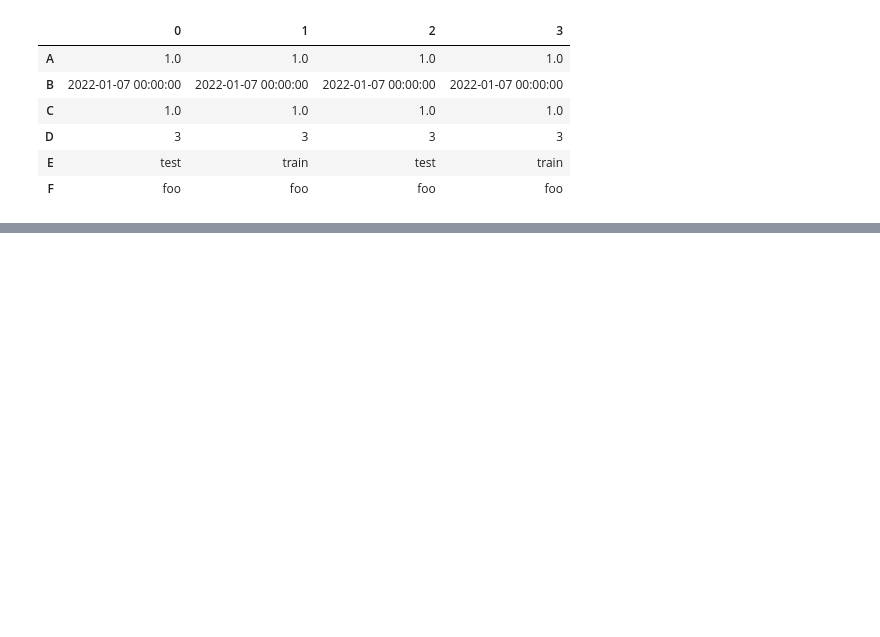
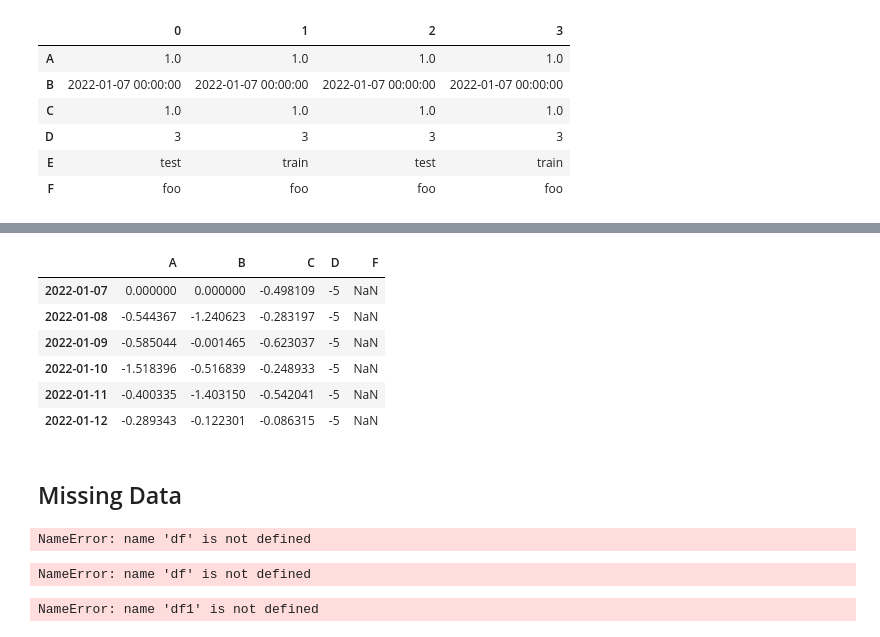
Before and after one commit to Irfan-Ahmad-byte/my_pandas, a Jupyter notebook: heart_failure.ipynb, the cells around one changed output, grey strips where cells are left out. Cells and saved outputs as stored; diff of their text form; code cells hidden in the pictures; blank space fills up the shorter version.

```diff
--- a/heart_failure.ipynb
+++ b/heart_failure.ipynb
@@ -191,0 +402,27 @@ df.sort_values(by='B')
+# %%
+df3 = df.copy()
+df3[df3 > 0] = -df3
+# %%
+df3
+# %% [output]
+|  | A | B | C | D | F |
+| 2022-01-07 | 0.000000 | 0.000000 | -0.498109 | -5 | NaN |
+| 2022-01-08 | -0.544367 | -1.240623 | -0.283197 | -5 | NaN |
+| 2022-01-09 | -0.585044 | -0.001465 | -0.623037 | -5 | NaN |
+| 2022-01-10 | -1.518396 | -0.516839 | -0.248933 | -5 | NaN |
+| 2022-01-11 | -0.400335 | -1.403150 | -0.542041 | -5 | NaN |
+| 2022-01-12 | -0.289343 | -0.122301 | -0.086315 | -5 | NaN |
+# %% [markdown]
+## Missing Data
+# %%
+df
+# %% [output]
+NameError: name 'df' is not defined
+# %%
+df1 = df.reindex(index=dates[0:4], columns=list(df.columns)+['E'])
+# %% [output]
+NameError: name 'df' is not defined
+# %%
+df1.loc[dates[0]:dates[1], ['E']] = 1
+# %% [output]
+NameError: name 'df1' is not defined
```
Also changed, not shown: parts of 66 cells of this notebook.
